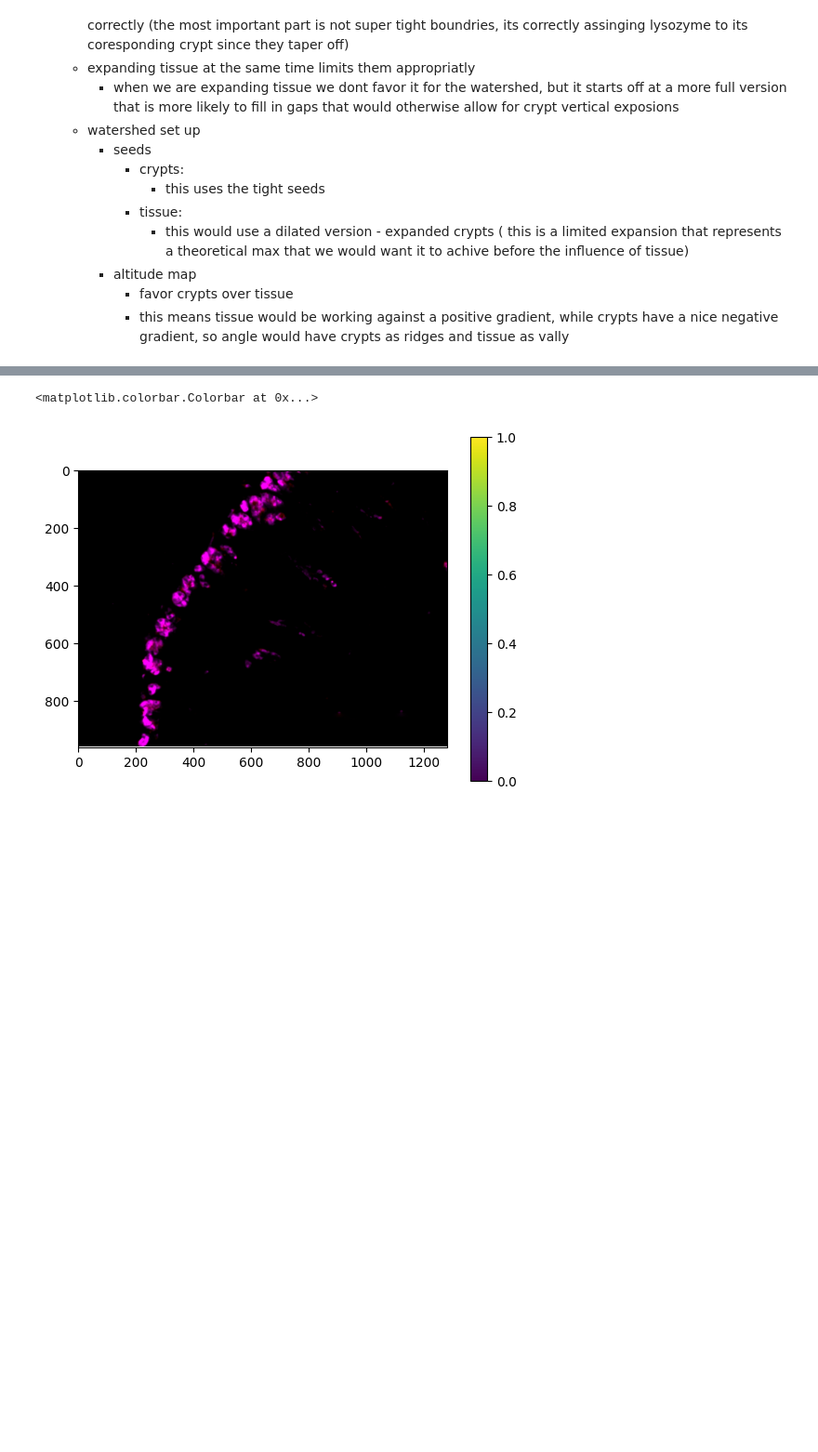
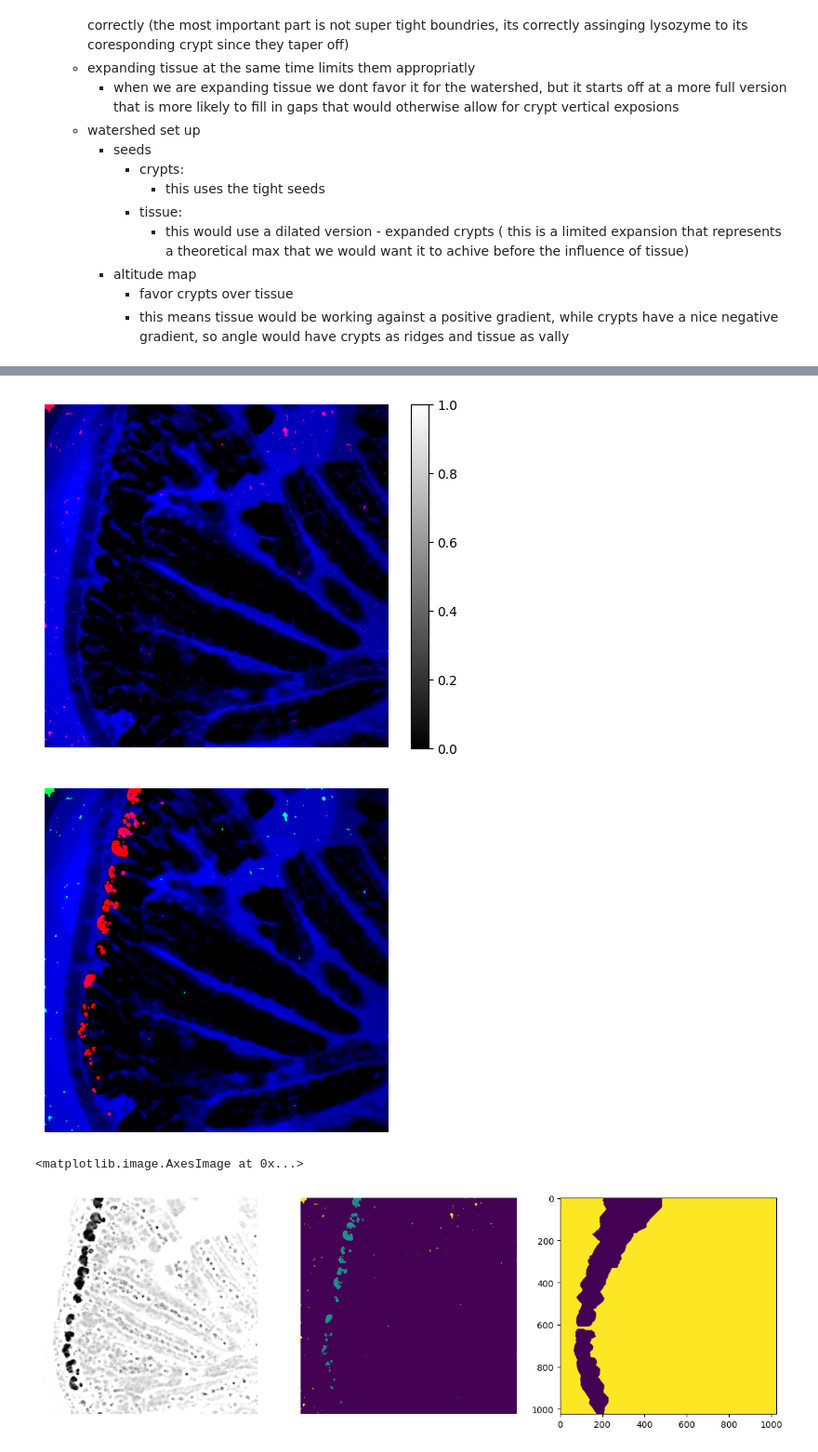
Before and after one commit to pbert5/lysozyme-stain-quantification, a Jupyter notebook: consolidated_new_morph.ipynb, the cells around one changed output, grey strips where cells are left out. Shown at 93% size. Saved outputs shown, nothing was run; the diff lists cells and outputs as text; code cells hidden in the pictures; blank space fills up the shorter version.

```diff
--- a/consolidated_new_morph.ipynb
+++ b/consolidated_new_morph.ipynb
@@ -413,7 +434,54 @@ _,_,outer_trophs =show_caps( tissue_image, 2, 40)
 # %%
-plt.imshow(np.stack([crypt_img, np.zeros_like(crypt_img) ,np.maximum(crypt_img - outer_trophs,0)], axis=-1)); plt.colorbar()
+from skimage.morphology import footprint_rectangle, ball, binary_opening, binary_closing
+from skimage.morphology import white_tophat, black_tophat
+from skimage.util import invert
+from scipy.ndimage import distance_transform_edt  as dst
+outer_trophs_internal = outer_trophs.copy()
+#outer_trophs_internal = outer_trophs_internal-white_tophat(outer_trophs_internal, footprint=footprint_rectangle((1,1)))
+
+
+a_bin = binary_opening(local_maxima(
+        crypt_clean,
+        ),
+        footprint=disk(3)
+   )
+
+
+plt.imshow(np.stack([
+    local_maxima(erosion(outer_trophs_internal, footprint=disk(5))),
+    np.zeros_like(outer_trophs_internal),
+    outer_trophs_internal,
+    ], axis=-1), cmap='gray'); plt.axis('off');plt.colorbar(); plt.show()
+
+
+
+b = binary_opening( local_maxima(erosion(outer_trophs_internal, footprint=disk(5)), connectivity=1), disk(1))
+
+
+plt.imshow(np.stack([a_bin, b, outer_trophs], axis=-1), ); plt.axis('off'); plt.show()
+
+#wack = - minmax(distance_transform_edt(outer_trophs==0)) + minmax(distance_transform_edt(outer_trophs>0))
+alt = (np.maximum(invert(dilation(minmax(crypt_clean), footprint=disk(2))), (minmax(outer_trophs))))
+
+# wack = dst(input = ~a_bin)
+
+# plt.imshow(wack); plt.axis('off'); plt.show()
+
+spread = watershed(
+    image = alt,
+    markers = np.maximum((a_bin*1),(b*2))
+)
+
+
+
+fig, ax = plt.subplots(1,3, figsize=(15,5))
+ax[0].imshow(alt, cmap='gray'); ax[0].axis('off');
+ax[1].imshow(np.maximum((a_bin*1),(b*2)), ); ax[1].axis('off');
+ax[2].imshow(spread)
 # %% [output]
+[figure, new version]
+[figure, added]
-<matplotlib.colorbar.Colorbar at 0x...>
+<matplotlib.image.AxesImage at 0x...>
-[figure, old version]
+[figure, added]
 # %%
 from numpy.typing import NDArray
```
Also changed, not shown: parts of 11 cells of this notebook.
